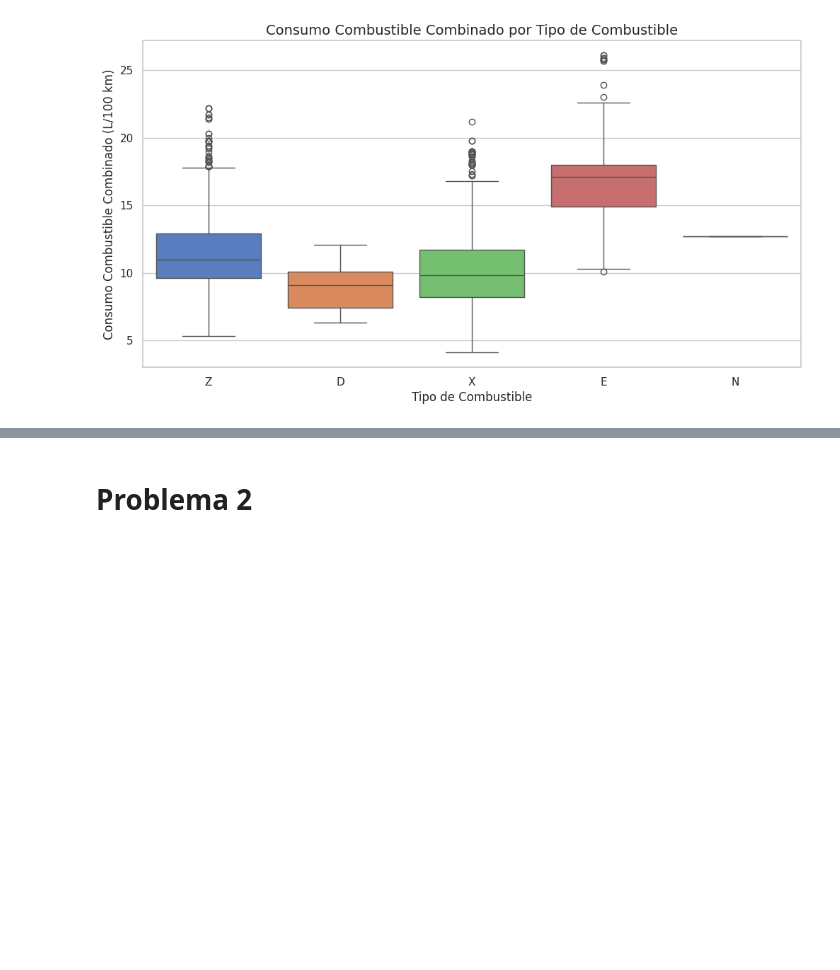
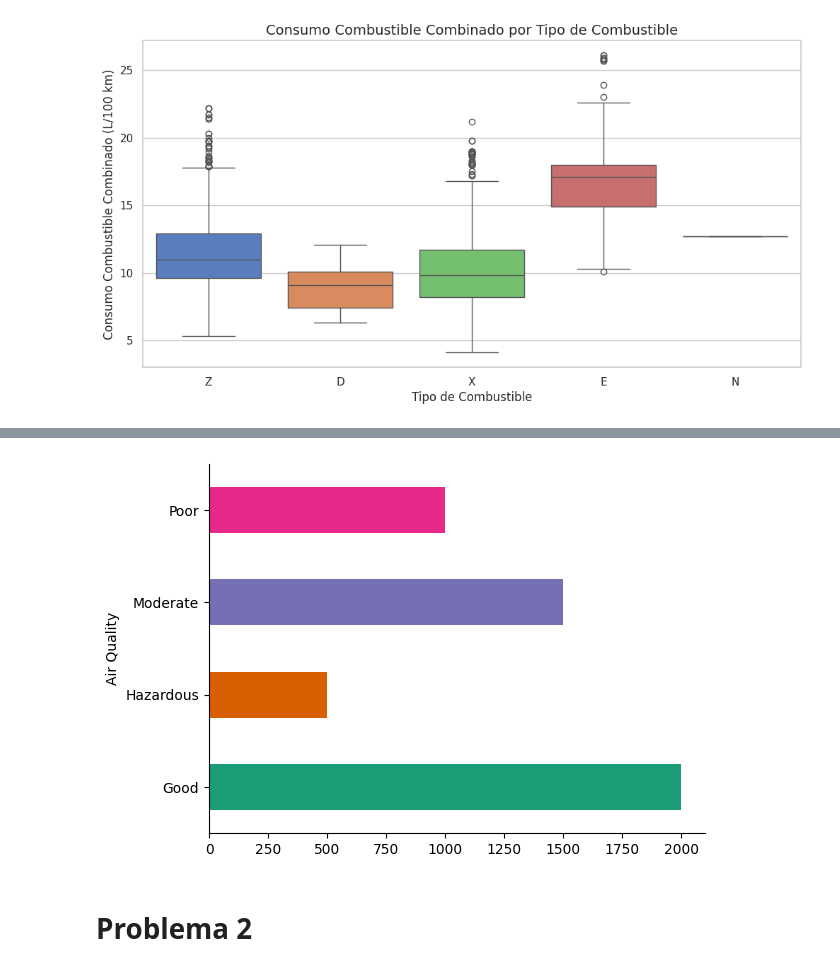
Before and after one commit to gladysmles/QM206-2024, a Jupyter notebook: Semestral_QM_206_2024.ipynb, the cells around one changed output, grey strips where cells are left out. Drawn from its saved outputs; the diff is of its cells as text; code cells hidden in the pictures; blank space fills up the shorter version.

```diff
--- a/Semestral_QM_206_2024.ipynb
+++ b/Semestral_QM_206_2024.ipynb
@@ -125,0 +106,4 @@ plt.show()
+# %%
+urlO4 ="https://raw.githubusercontent.com/PedroGonzalezBeermann2020/datasets/refs/heads/main/pollution.csv"
+dataO4 = pd.read_csv(urlO4)
+dataO4.head()
@@ -126,3 +117,12 @@ plt.show()
+# %%
+# @title Air Quality
+
+from matplotlib import pyplot as plt
+import seaborn as sns
+dataO4.groupby('Air Quality').size().plot(kind='barh', color=sns.palettes.mpl_palette('Dark2'))
+plt.gca().spines[['top', 'right',]].set_visible(False)
+# %% [output]
+[figure, added]
 # %% [markdown]
 # **Problema 2**
 # %%
```
Also changed, not shown: parts of 5 cells of this notebook.
